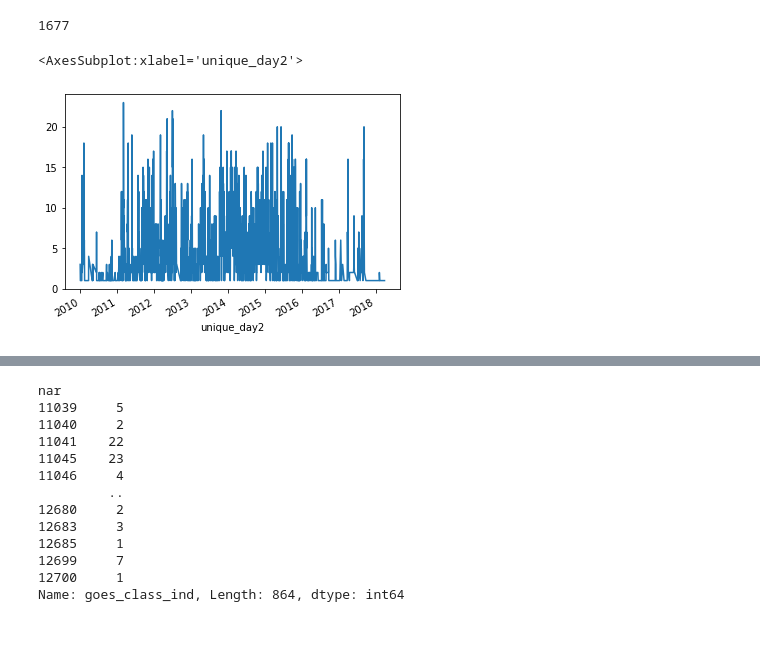
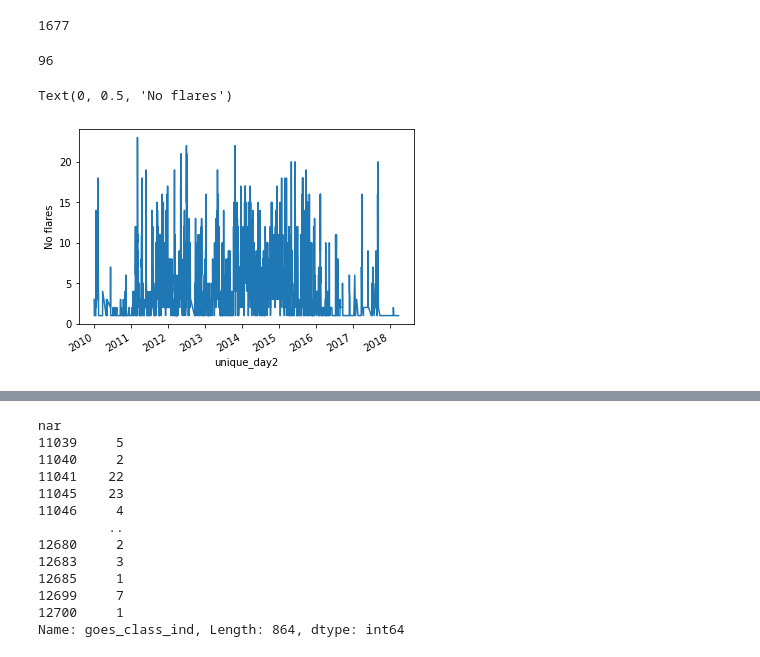
Before and after one commit to hayesla/flare_forecast_proj, a Jupyter notebook: goes_flare_list/ssw_flarelist_tests.ipynb, the cells around one changed output, grey strips where cells are left out. Cells and saved outputs as stored; diff of their text form; code cells hidden in the pictures.

```diff
--- a/goes_flare_list/ssw_flarelist_tests.ipynb
+++ b/goes_flare_list/ssw_flarelist_tests.ipynb
@@ -76,14 +76,21 @@ full_table_c["time_peak_datetime"] = pd.to_datetime(full_table_c["time_peak"])
 full_table_c["tt"] = np.array([d.total_seconds() for d in full_table_c["time_start_datetime"] - full_table_c["time_start_datetime"].iloc[0]])/60/60
 # %%
 full_table_c["unique_day"] = full_table_c.time_start_datetime.dt.strftime("%Y-%m-%d")
+# %%
+full_table_c["unique_month"] = pd.to_datetime(full_table_c.time_start_datetime.dt.strftime("%Y-%m"))
 # %%
 len(full_table_c["unique_day"].unique())
 # %% [output]
 1677
+# %%
+len(full_table_c["unique_month"].unique())
+# %% [output]
+96
 # %%
 full_table_c["unique_day2"] = pd.to_datetime(full_table_c["unique_day"])
 # %%
 full_table_c.groupby("unique_day2")["goes_class_ind"].count().plot()
+plt.ylabel("No flares")
 # %% [output]
-<AxesSubplot:xlabel='unique_day2'>
+Text(0, 0.5, 'No flares')
-[figure, old version]
+[figure, new version]
```
Also changed, not shown: parts of 18 cells of this notebook.
